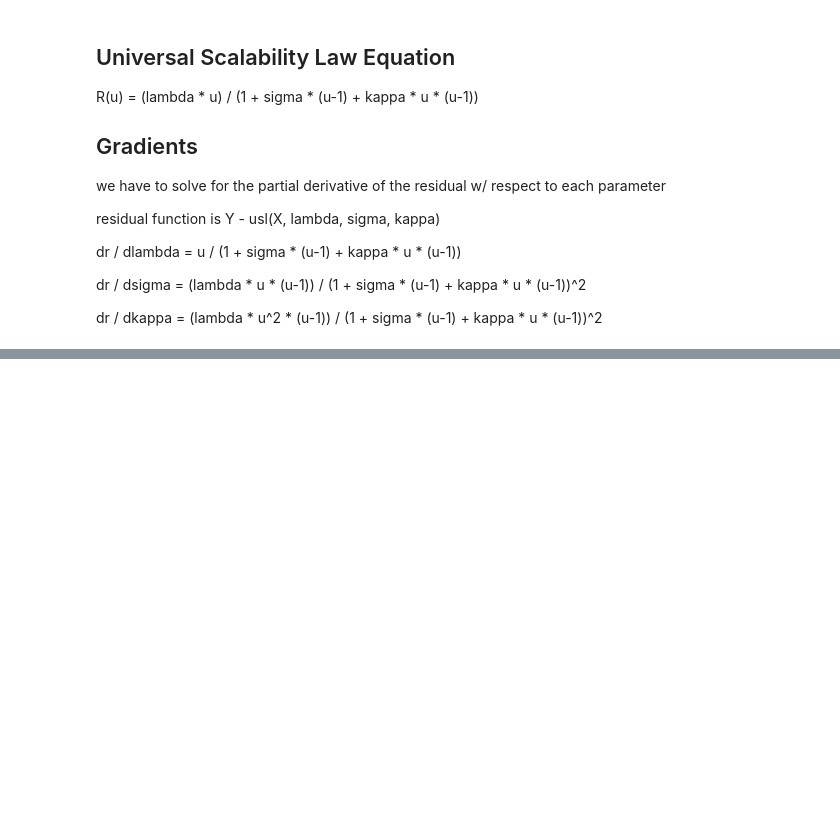
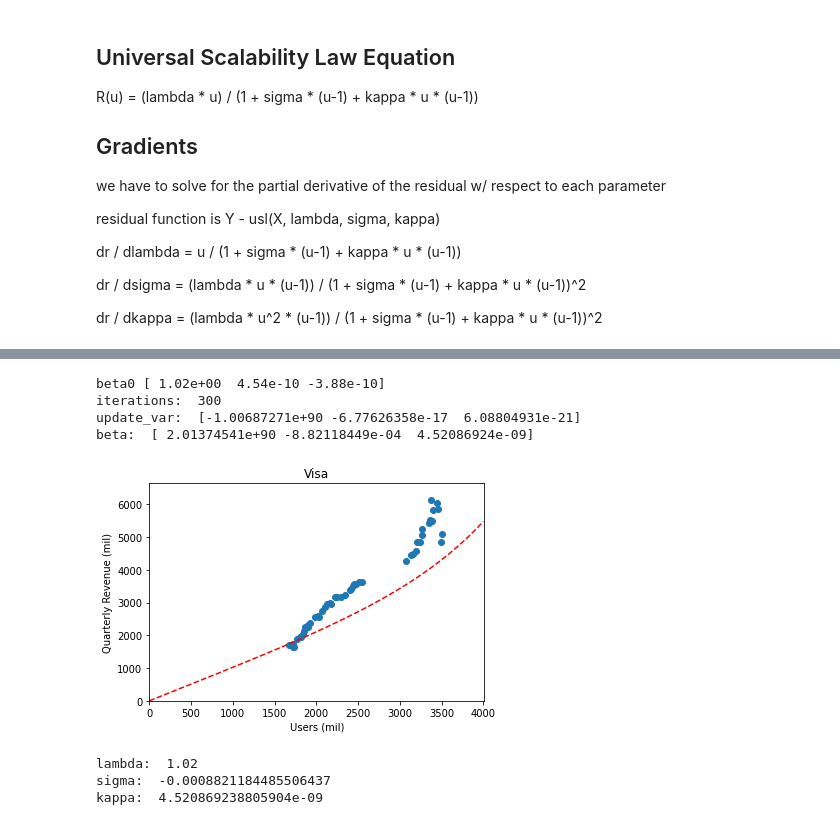
Before and after one commit to kambielawski/uciml_data_analysis, a Jupyter notebook: companies_scratchpad.ipynb, the cells around one changed output, grey strips where cells are left out. Cells and saved outputs as stored; diff of their text form; code cells hidden in the pictures; blank space fills up the shorter version.

```diff
--- a/companies_scratchpad.ipynb
+++ b/companies_scratchpad.ipynb
@@ -173,0 +263,43 @@ usl_nls_regression(visa_users, visa_rev, visa_initial, [])
+# %%
+params = usl_nls_regression(visa_users, visa_rev, visa_initial, usl_gradients)
+
+# fix beta param
+params[0] = visa_initial[0]
+# %% [output]
+beta0 [ 1.02e+00  4.54e-10 -3.88e-10]
+iterations:  300
+update_var:  [-1.00687271e+90 -6.77626358e-17  6.08804931e-21]
+beta:  [ 2.01374541e+90 -8.82118449e-04  4.52086924e-09]
+# %%
+def print_params(beta):
+    print('lambda: ', beta[0])
+    print('sigma: ', beta[1])
+    print('kappa: ', beta[2])
+# %%
+# okay... now let's see what this function looks like
+def data_model_plot(company_name, params):
+    users = company_data[company_name]['users_mil']
+    quarterly_rev = company_data[company_name]['quarterly_revenue_mil']
+
+    # plot datapoints
+    plt.scatter(x=users, y=quarterly_rev)
+    plt.xlim(0, users.max() + 500)
+    plt.ylim(0, quarterly_rev.max() + 500)
+    plt.title(company_name)
+    plt.xlabel('Users (mil)')
+    plt.ylabel('Quarterly Revenue (mil)')
+
+    # plot USL w/ params from regression
+    usl_x = np.linspace(0, 4000, num=100)
+    usl_y = usl(usl_x, params)
+    plt.plot(usl_x, usl_y, 'r--')
+    plt.show()
+
+    print_params(params)
+# %%
+data_model_plot('Visa', params)
+# %% [output]
+[figure, added]
+lambda:  1.02
+sigma:  -0.0008821184485506437
+kappa:  4.520869238805904e-09
```
Also changed, not shown: parts of 5 cells of this notebook.
